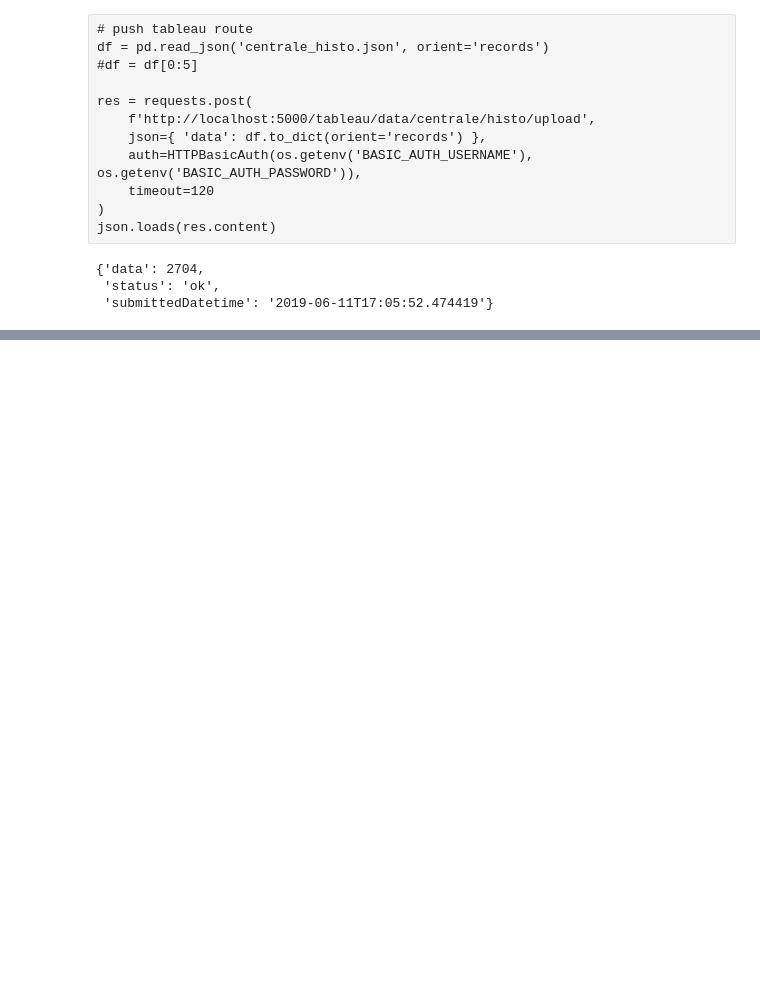
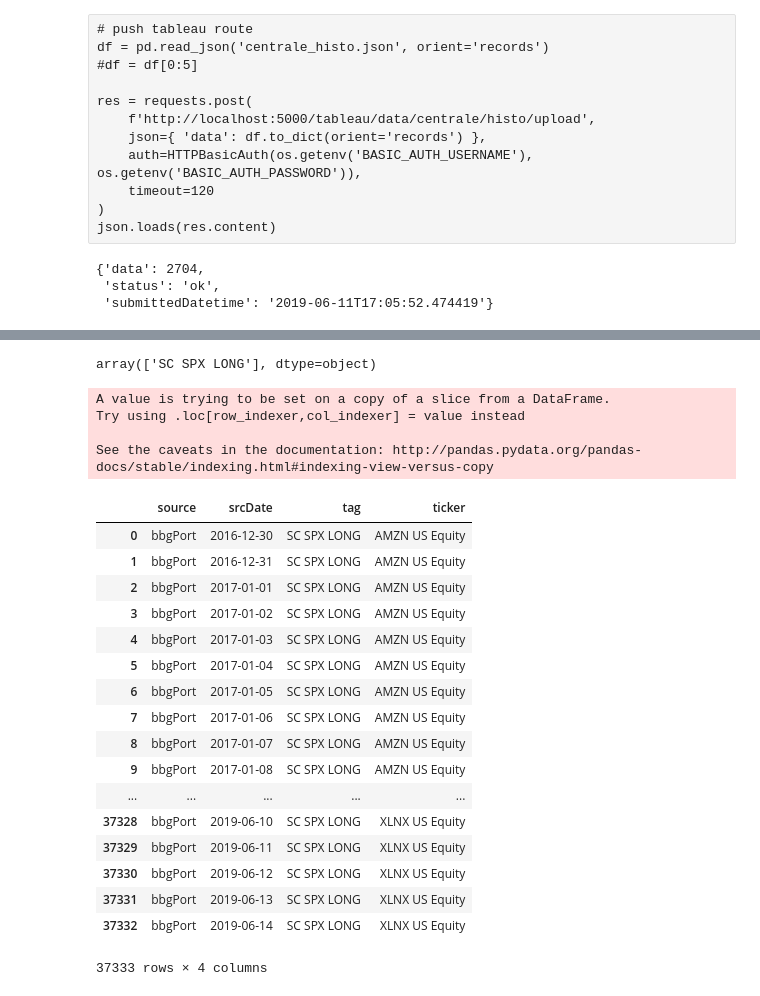
Before and after one commit to stouff-capital/com-stouffcapital-tableau, a Jupyter notebook: tests.ipynb, the cells around one changed output, grey strips where cells are left out. Saved outputs shown, nothing was run; the diff lists cells and outputs as text; code cells hidden in the pictures; blank space fills up the shorter version.

Commit message:
port histo

```diff
--- a/tests.ipynb
+++ b/tests.ipynb
@@ -188,3 +197,6 @@ json.loads(res.content)
 {'data': 2704,
  'status': 'ok',
  'submittedDatetime': '2019-06-11T17:05:52.474419'}
+# %%
+df_tag_histo = pd.read_json('app/static/data/tag_histo.json')
+df_tag_histo.head()
@@ -190,0 +210,3 @@ json.loads(res.content)
+# %%
+df_tag_histo['srcDate'] = pd.to_datetime(df_tag_histo['srcDate'], format='%Y-%m-%d')
+df_tag_histo.head()
@@ -190,0 +220,52 @@ json.loads(res.content)
+# %%
+df_tag_histo['tag'].unique()
+# %% [output]
+array(['SC SPX LONG'], dtype=object)
+# %%
+list_df = []
+for tag in df_tag_histo['tag'].unique():
+    df_select_tag = df_tag_histo[ df_tag_histo['tag'] == tag ]
+
+    df_select_tag_last = df_select_tag[ df_select_tag['srcDate'] == max(df_select_tag['srcDate']) ]
+    df_select_tag_last['srcDate'] = pd.to_datetime('today').date()
+
+    df_select_tag = pd.concat([df_select_tag, df_select_tag_last])
+    df_select_tag.reset_index(drop=True, inplace=True)
+
+    for ticker in df_select_tag['ticker'].unique():
+        df_select_tag_ticker = df_select_tag[ df_select_tag['ticker'] == ticker ]
+
+        df_select_tag_ticker.set_index(pd.DatetimeIndex(df_select_tag_ticker.srcDate), inplace=True)
+        df_select_tag_ticker = df_select_tag_ticker.resample('D').pad()
+        df_select_tag_ticker.srcDate = df_select_tag_ticker.index.values
+        df_select_tag_ticker.reset_index(drop=True, inplace=True)
+
+        list_df.append( df_select_tag_ticker )
+
+df = pd.concat(list_df)
+df.reset_index(drop=True, inplace=True)
+
+df
+# %% [output]
+A value is trying to be set on a copy of a slice from a DataFrame.
+Try using .loc[row_indexer,col_indexer] = value instead
+
+See the caveats in the documentation: http://pandas.pydata.org/pandas-docs/stable/indexing.html#indexing-view-versus-copy
+|  | source | srcDate | tag | ticker |
+| 0 | bbgPort | 2016-12-30 | SC SPX LONG | AMZN US Equity |
+| 1 | bbgPort | 2016-12-31 | SC SPX LONG | AMZN US Equity |
+| 2 | bbgPort | 2017-01-01 | SC SPX LONG | AMZN US Equity |
+| 3 | bbgPort | 2017-01-02 | SC SPX LONG | AMZN US Equity |
+| 4 | bbgPort | 2017-01-03 | SC SPX LONG | AMZN US Equity |
+| 5 | bbgPort | 2017-01-04 | SC SPX LONG | AMZN US Equity |
+| 6 | bbgPort | 2017-01-05 | SC SPX LONG | AMZN US Equity |
+| 7 | bbgPort | 2017-01-06 | SC SPX LONG | AMZN US Equity |
+| 8 | bbgPort | 2017-01-07 | SC SPX LONG | AMZN US Equity |
+| 9 | bbgPort | 2017-01-08 | SC SPX LONG | AMZN US Equity |
+| ... | ... | ... | ... | ... |
+| 37328 | bbgPort | 2019-06-10 | SC SPX LONG | XLNX US Equity |
+| 37329 | bbgPort | 2019-06-11 | SC SPX LONG | XLNX US Equity |
+| 37330 | bbgPort | 2019-06-12 | SC SPX LONG | XLNX US Equity |
+| 37331 | bbgPort | 2019-06-13 | SC SPX LONG | XLNX US Equity |
+| 37332 | bbgPort | 2019-06-14 | SC SPX LONG | XLNX US Equity |
+37333 rows × 4 columns
```
Also changed, not shown: parts of 5 cells of this notebook, 1 other file.
